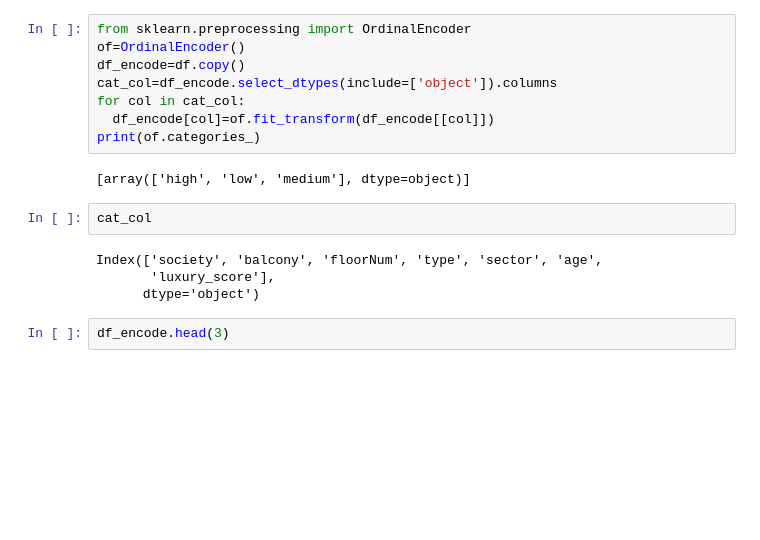
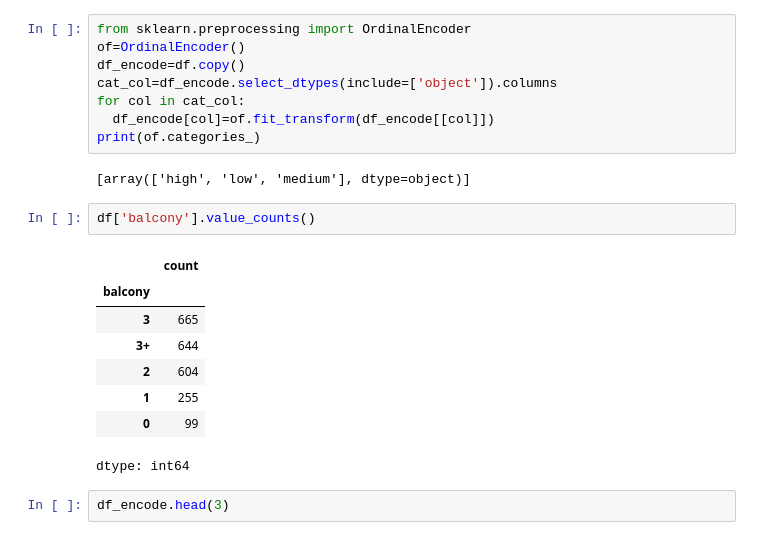
Before and after one commit to Diggi14/project_Property, a Jupyter notebook: 7_data_extraction.ipynb, the cells around one changed output. Saved outputs shown, nothing was run; the diff lists cells and outputs as text; blank space fills up the shorter version.

```diff
--- a/7_data_extraction.ipynb
+++ b/7_data_extraction.ipynb
@@ -88,12 +88,17 @@ for col in cat_col:
 print(of.categories_)
 # %% [output]
 [array(['high', 'low', 'medium'], dtype=object)]
-# %%
-cat_col
-# %% [output]
-Index(['society', 'balcony', 'floorNum', 'type', 'sector', 'age',
-       'luxury_score'],
-      dtype='object')
+# %%
+df['balcony'].value_counts()
+# %% [output]
+|  | count |
+| balcony |  |
+| 3 | 665 |
+| 3+ | 644 |
+| 2 | 604 |
+| 1 | 255 |
+| 0 | 99 |
+dtype: int64
 # %%
 df_encode.head(3)
 # %% [output]
```
Also changed, not shown: parts of 5 cells of this notebook.
